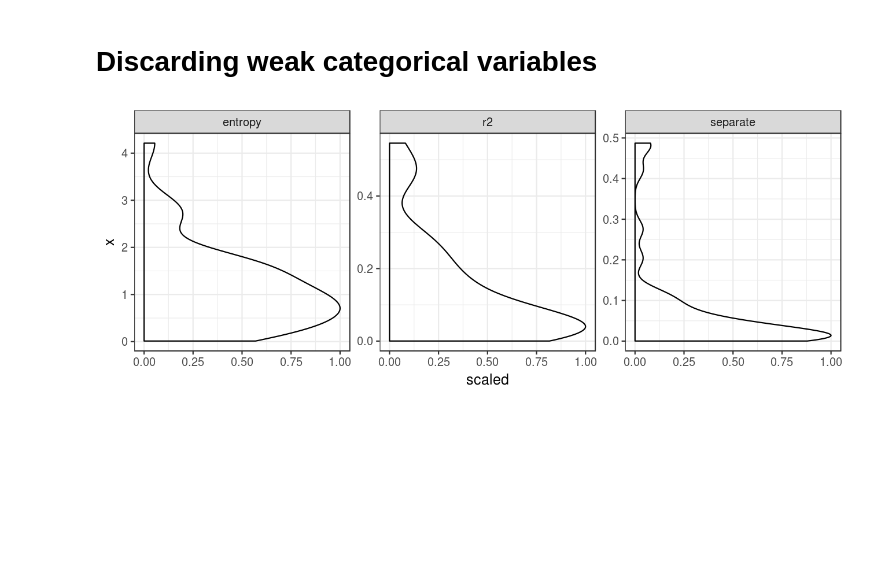
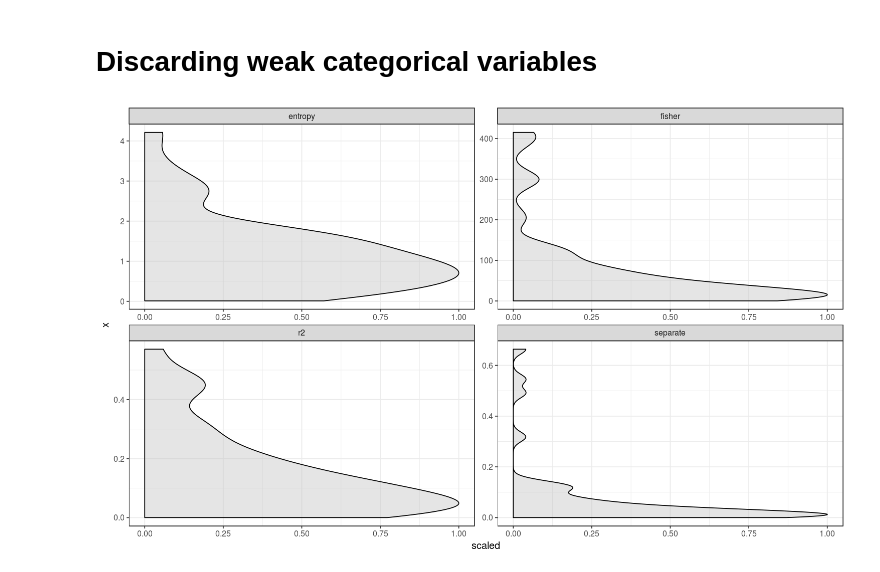
Before and after one commit to MatrixNorm/kaggle, a Jupyter notebook: pybooks/house_prices/01_first_look.ipynb, the cells around one changed output. Drawn from its saved outputs; the diff is of its cells as text; code cells hidden in the pictures; blank space fills up the shorter version.

```diff
--- a/pybooks/house_prices/01_first_look.ipynb
+++ b/pybooks/house_prices/01_first_look.ipynb
@@ -463,50 +463,35 @@ categ_vars_by_fisher.tail()
 # %%
 df = (
     categ_data
     .assign(
         price_log = lambda df: np.log(df['SalePrice'])
     )
     .drop('SalePrice', 1)
 )
 
 cat_by_entropy = attr_sel.arrange_vars_by_entropy(df.drop('price_log', 1))
 cat_by_groups_separation = attr_sel.GroupsSeparation(df, 'price_log').arrange_vars()
 cat_by_r2 = attr_sel.arrange_vars_by_r2(df.replace('__missing__', np.NaN), 'price_log')
 cat_by_fisher = attr_sel.Anova(df, 'price_log').arrange_vars()
 
+df_ggplot = pd.concat([
+    cat_by_entropy.assign(method = 'entropy').rename(columns={'entropy': 'x'}),
+    cat_by_groups_separation.assign(method = 'separate').rename(columns={'score': 'x'}),
+    cat_by_r2.assign(method = 'r2').rename(columns={'r2': 'x'}),
+    cat_by_fisher.assign(method = 'fisher').rename(columns={'F': 'x'}),
+])
 
+with grdevices.render_to_bytesio(grdevices.png, width=1500, height=900, res=120) as img:
+    g = ggplot2.ggplot(df_ggplot) + \
+        ggplot2.aes_string(x='x') + \
+        ggplot2.geom_density(ggplot2.aes_string(y='..scaled..'), alpha=0.4, fill='grey') + \
+        ggplot2.facet_wrap(robjects.Formula('~method'), nrow=2, ncol=2, scales = "free") + \
+        ggplot2.coord_flip() + \
+        ggplot2.theme_bw()
+    print(g)
 
-# with grdevices.render_to_bytesio(grdevices.png, width=1300, height=500, res=150) as img:
-#     g = ggplot2.ggplot(df) + \
-#     ggplot2.aes_string(x='SalePrice', color='RoofStyle') + \
-#     ggplot2.geom_density(ggplot2.aes_string(y='..scaled..', fill='RoofStyle'), alpha=0.2) + \
-#     ggplot2.facet_wrap(robjects.Formula('~ RoofStyle'), nrow=1) + \
-#     ggplot2.coord_flip() + \
-#     ggplot2.theme_bw() + \
-#     ggplot2.theme(**{'legend.position': 'bottom'})
-#     print(g)
-
-# from IPython.display import Image, display
-# data = img.getvalue()
-# display(Image(data=data, format='png', embed=True))
+from IPython.display import Image, display
+data = img.getvalue()
+display(Image(data=data, format='png', embed=True))
+# %% [output]
+[figure, added]
-# %%
-df = pd.concat([
-    categ_vars_by_entropy.assign(method='entropy').rename(columns={'entropy': 'x'}),
-    categ_vars_by_target_separation.assign(method='separate').rename(columns={'score': 'x'}),
-    categ_vars_by_r2.assign(method='r2').rename(columns={'r2': 'x'})
-])
-
-with grdevices.render_to_bytesio(grdevices.png, width=1300, height=500, res=150) as img:
-    g = ggplot2.ggplot(df) + \
-    ggplot2.aes_string(x='x') + \
-    ggplot2.geom_density(ggplot2.aes_string(y='..scaled..')) + \
-    ggplot2.facet_wrap(robjects.Formula('~method'), nrow=1, scales = "free") + \
-    ggplot2.coord_flip() + \
-    ggplot2.theme_bw() + \
-    print(g)
-
-from IPython.display import Image, display
-data = img.getvalue()
-display(Image(data=data, format='png', embed=True))
-# %% [output]
-[figure, removed]
```
Also changed, not shown: 1 other file.
